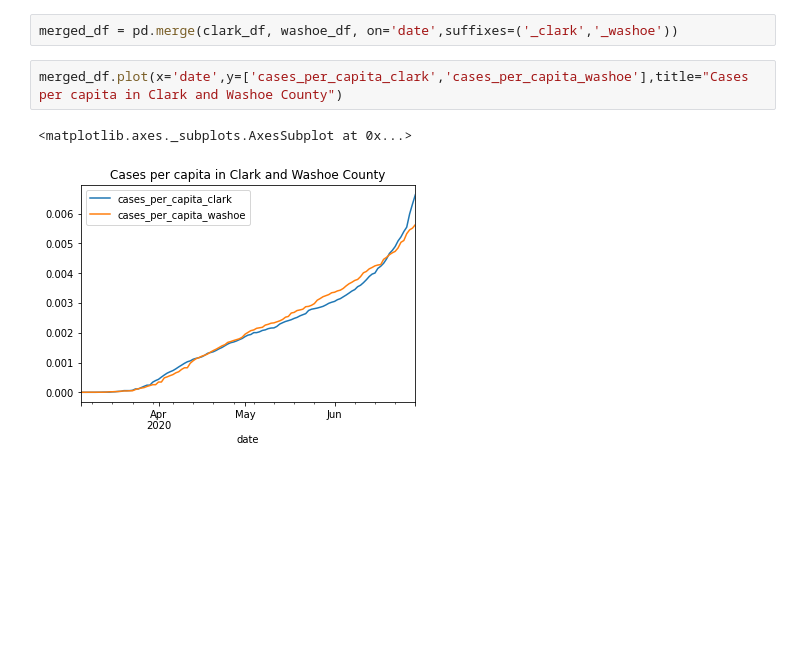
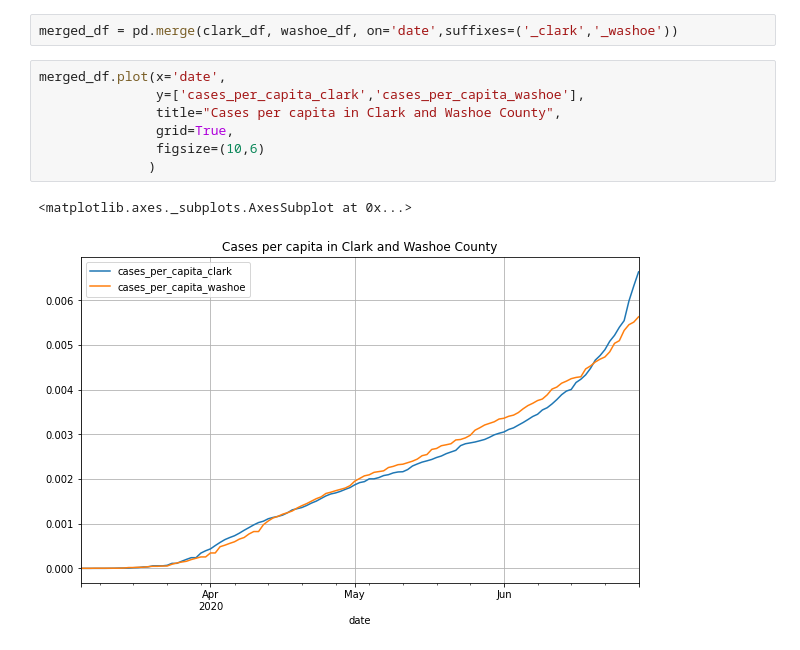
Before and after one commit to urtubia/coviddatajupyter, a Jupyter notebook: WashoeClarkPerCapita.ipynb, the cells around one changed output. Saved outputs shown, nothing was run; the diff lists cells and outputs as text; blank space fills up the shorter version.

```diff
--- a/WashoeClarkPerCapita.ipynb
+++ b/WashoeClarkPerCapita.ipynb
@@ -70,7 +70,12 @@ clark_df['cases_per_capita'] = clark_df['cases'] / clark_population
 # %%
 merged_df = pd.merge(clark_df, washoe_df, on='date',suffixes=('_clark','_washoe'))
 # %%
-merged_df.plot(x='date',y=['cases_per_capita_clark','cases_per_capita_washoe'],title="Cases per capita in Clark and Washoe County")
+merged_df.plot(x='date',
+               y=['cases_per_capita_clark','cases_per_capita_washoe'],
+               title="Cases per capita in Clark and Washoe County",
+               grid=True,
+               figsize=(10,6)
+              )
 # %% [output]
 <matplotlib.axes._subplots.AxesSubplot at 0x...>
-[figure, old version]
+[figure, new version]
```
Also changed, not shown: 3 other files.
